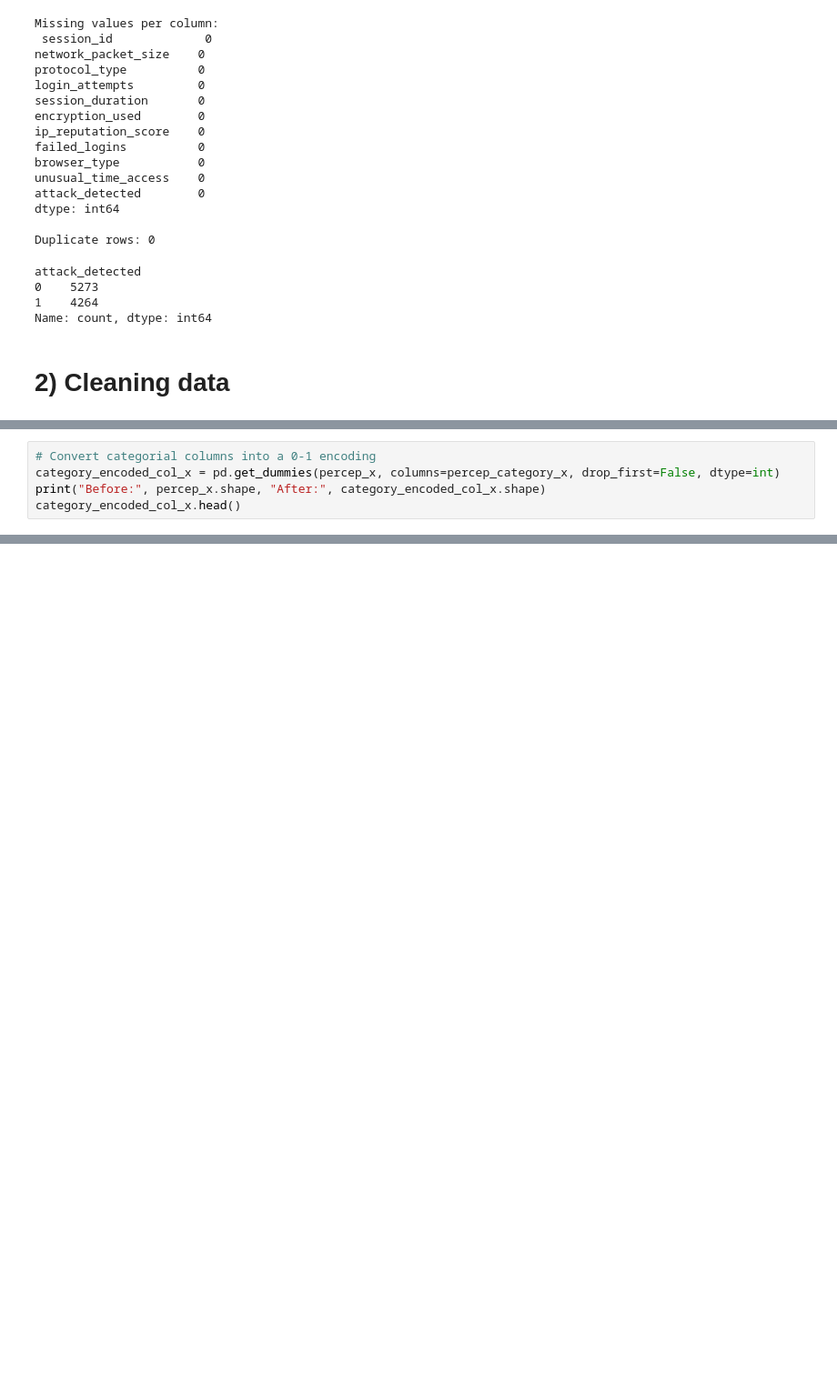
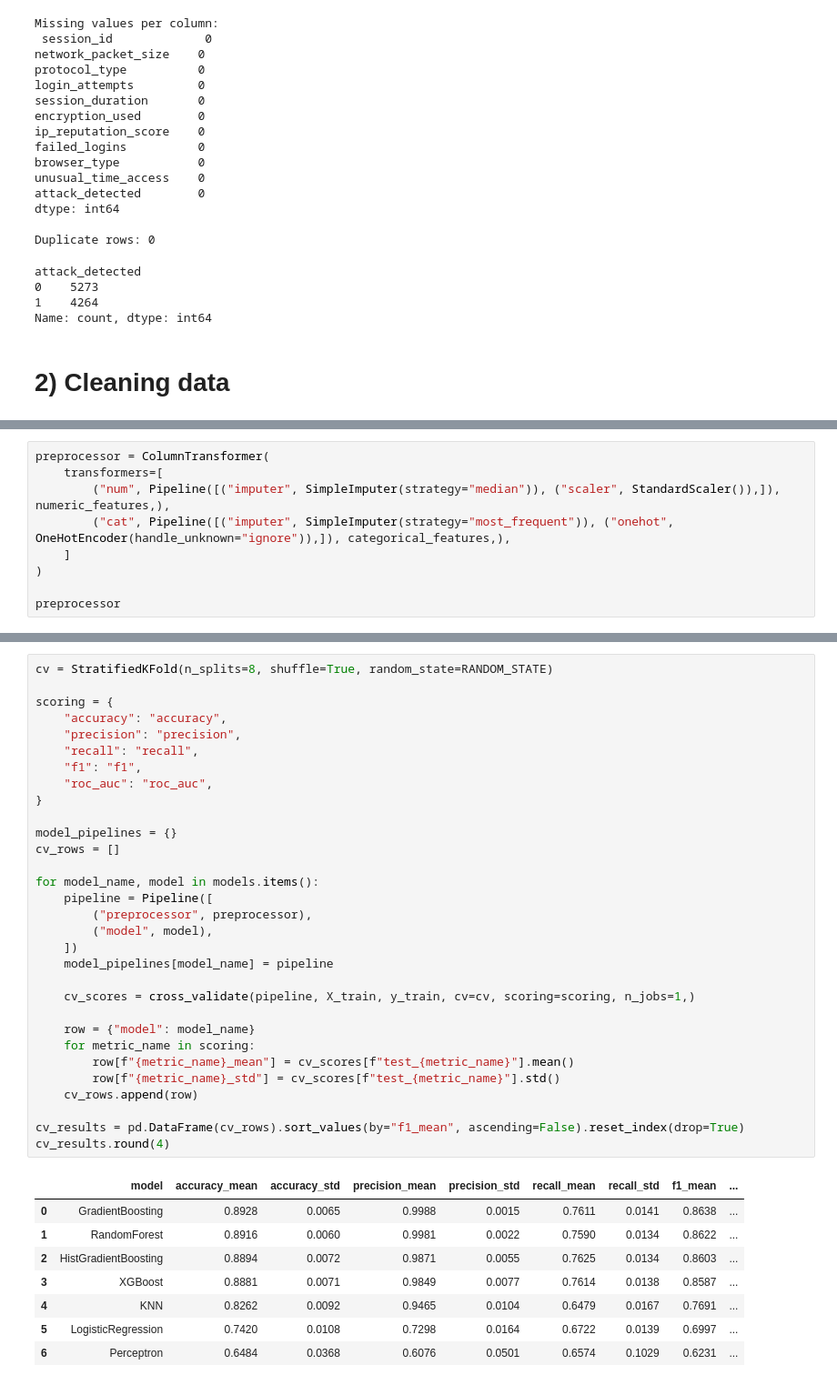
Before and after one commit to Pdmurphy2/intrusion-detection-ml, a Jupyter notebook: pat_model/pat.ipynb, the cells around one changed output, grey strips where cells are left out. Shown at 91% size. Drawn from its saved outputs; the diff is of its cells as text; blank space fills up the shorter version.

Commit message:
pat's model work

```diff
--- a/pat_model/pat.ipynb
+++ b/pat_model/pat.ipynb
@@ -129,6 +148,10 @@ Numeric Columns ['network_packet_size', 'login_attempts', 'session_duration', 'i
 # %%
-# Convert categorial columns into a 0-1 encoding
-category_encoded_col_x = pd.get_dummies(percep_x, columns=percep_category_x, drop_first=False, dtype=int)
-print("Before:", percep_x.shape, "After:", category_encoded_col_x.shape)
-category_encoded_col_x.head()
+preprocessor = ColumnTransformer(
+    transformers=[
+        ("num", Pipeline([("imputer", SimpleImputer(strategy="median")), ("scaler", StandardScaler()),]), numeric_features,),
+        ("cat", Pipeline([("imputer", SimpleImputer(strategy="most_frequent")), ("onehot", OneHotEncoder(handle_unknown="ignore")),]), categorical_features,),
+    ]
+)
+
+preprocessor
 # %% [output]
@@ -178,0 +185,40 @@ weighted avg       0.62      0.61      0.62      1908
+# %%
+cv = StratifiedKFold(n_splits=8, shuffle=True, random_state=RANDOM_STATE)
+
+scoring = {
+    "accuracy": "accuracy",
+    "precision": "precision",
+    "recall": "recall",
+    "f1": "f1",
+    "roc_auc": "roc_auc",
+}
+
+model_pipelines = {}
+cv_rows = []
+
+for model_name, model in models.items():
+    pipeline = Pipeline([
+        ("preprocessor", preprocessor),
+        ("model", model),
+    ])
+    model_pipelines[model_name] = pipeline
+
+    cv_scores = cross_validate(pipeline, X_train, y_train, cv=cv, scoring=scoring, n_jobs=1,)
+
+    row = {"model": model_name}
+    for metric_name in scoring:
+        row[f"{metric_name}_mean"] = cv_scores[f"test_{metric_name}"].mean()
+        row[f"{metric_name}_std"] = cv_scores[f"test_{metric_name}"].std()
+    cv_rows.append(row)
+
+cv_results = pd.DataFrame(cv_rows).sort_values(by="f1_mean", ascending=False).reset_index(drop=True)
+cv_results.round(4)
+# %% [output]
+|  | model | accuracy_mean | accuracy_std | precision_mean | precision_std | recall_mean | recall_std | f1_mean | ... |
+| 0 | GradientBoosting | 0.8928 | 0.0065 | 0.9988 | 0.0015 | 0.7611 | 0.0141 | 0.8638 | ... |
+| 1 | RandomForest | 0.8916 | 0.0060 | 0.9981 | 0.0022 | 0.7590 | 0.0134 | 0.8622 | ... |
+| 2 | HistGradientBoosting | 0.8894 | 0.0072 | 0.9871 | 0.0055 | 0.7625 | 0.0134 | 0.8603 | ... |
+| 3 | XGBoost | 0.8881 | 0.0071 | 0.9849 | 0.0077 | 0.7614 | 0.0138 | 0.8587 | ... |
+| 4 | KNN | 0.8262 | 0.0092 | 0.9465 | 0.0104 | 0.6479 | 0.0167 | 0.7691 | ... |
+| 5 | LogisticRegression | 0.7420 | 0.0108 | 0.7298 | 0.0164 | 0.6722 | 0.0139 | 0.6997 | ... |
+| 6 | Perceptron | 0.6484 | 0.0368 | 0.6076 | 0.0501 | 0.6574 | 0.1029 | 0.6231 | ... |
```
Also changed, not shown: parts of 8 cells of this notebook.
